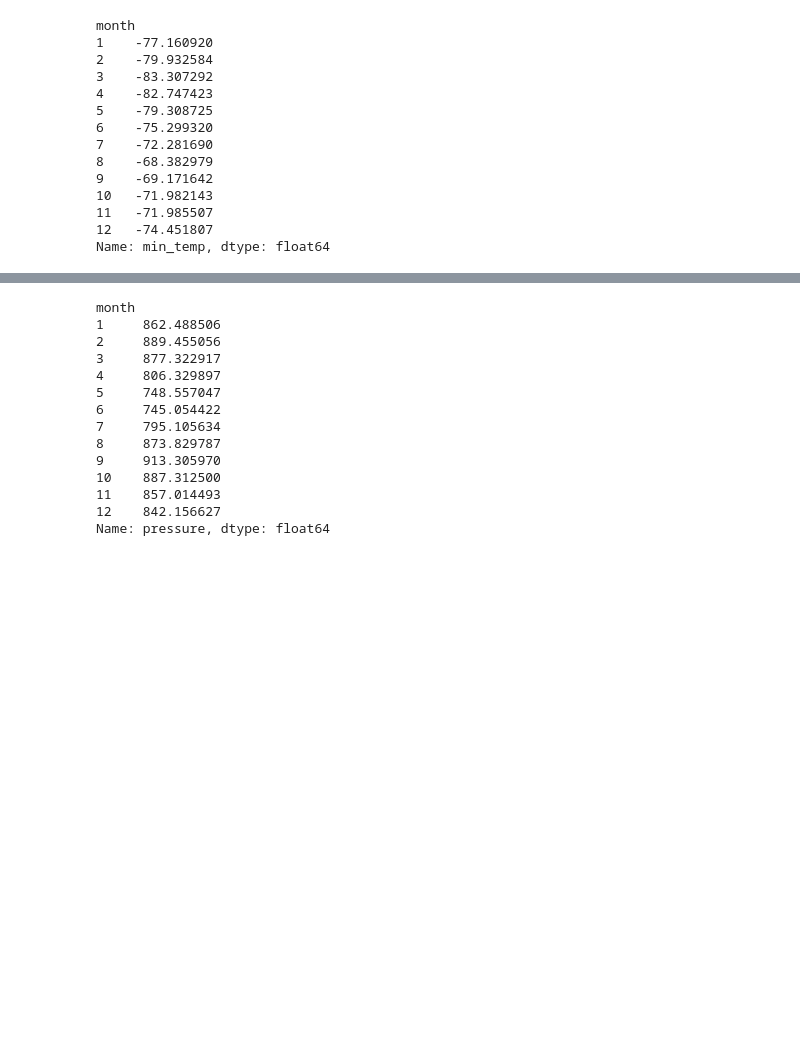
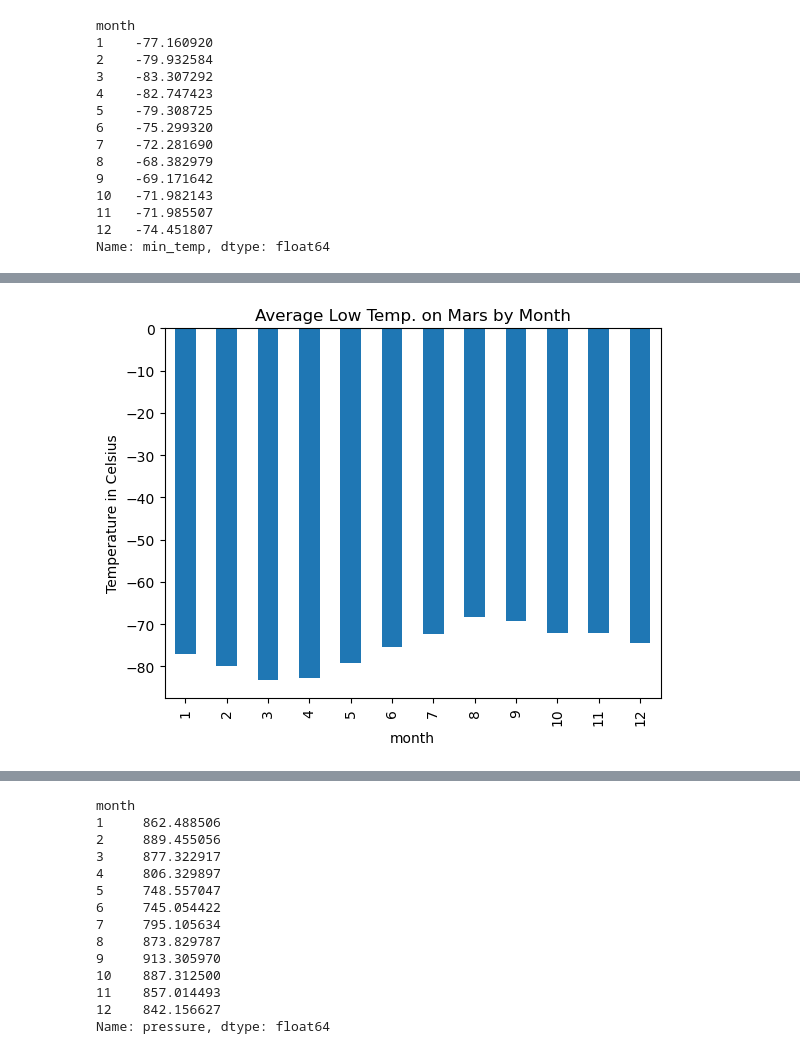
Before and after one commit to annabitzer/web_scraping_challenge, a Jupyter notebook: challenge_files/part_2_mars_weather.ipynb, the cells around one changed output, grey strips where cells are left out. Cells and saved outputs as stored; diff of their text form; code cells hidden in the pictures; blank space fills up the shorter version.

```diff
--- a/challenge_files/part_2_mars_weather.ipynb
+++ b/challenge_files/part_2_mars_weather.ipynb
@@ -145,6 +162,8 @@ print(f"There are {datapoints} days worth of data collected.")
 There are 1867 days worth of data collected.
 # %%
 # 3. What is the average low temperature by month?
+low_temp_df = mars_temp_df.groupby('month')['min_temp'].mean()
+low_temp_df
 # %% [output]
 month
 1    -77.160920
@@ -170,0 +182,9 @@ Name: min_temp, dtype: float64
+# %%
+# Plot the average temperature by month
+low_temp_df.plot(kind = 'bar', title = "Average Low Temp. on Mars by Month",
+                 xlabel = 'month',
+                   ylabel= 'Temperature in Celsius')
+
+plt.show()
+# %% [output]
+[figure, added]
```
Also changed, not shown: parts of 13 cells of this notebook, 1 other file.
